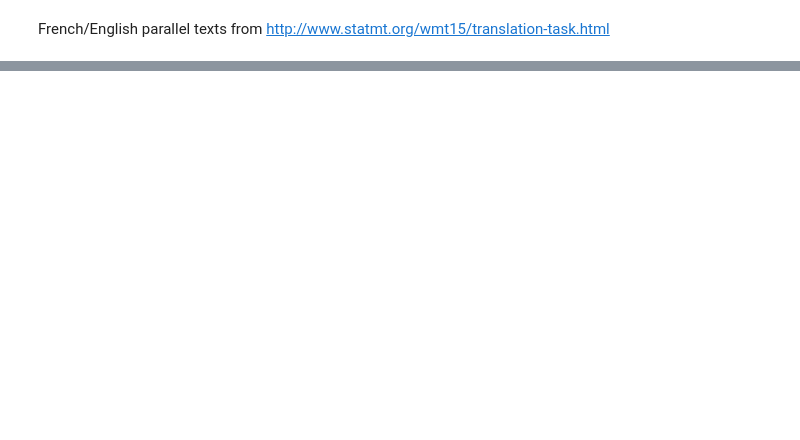
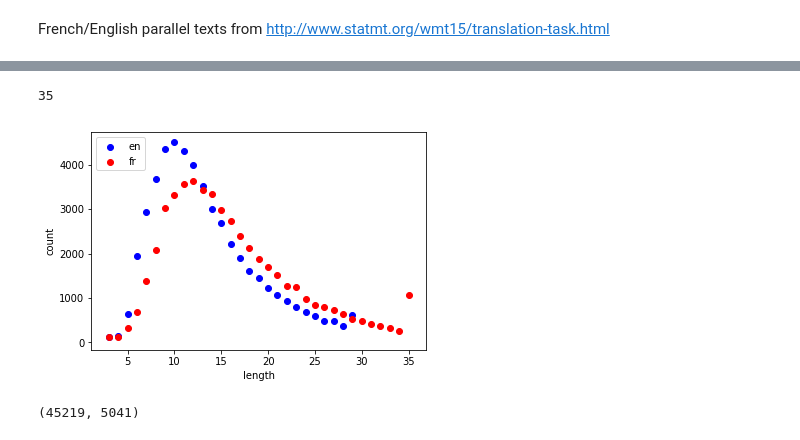
Before and after one commit to Beltus/my_fastai, a Jupyter notebook: dl2/translate.ipynb, the cells around one changed output, grey strips where cells are left out. Drawn from its saved outputs; the diff is of its cells as text; code cells hidden in the pictures; blank space fills up the shorter version.

```diff
--- a/dl2/translate.ipynb
+++ b/dl2/translate.ipynb
@@ -91,0 +240,13 @@ Word vectors
+# %%
+frlen_98 = int(np.percentile([len(o) for o in fr_ids], 98))
+frlen_98
+# %% [output]
+35
+# %%
+en_ids_tr = np.array([o[:enlen_99] for o in en_ids])
+fr_ids_tr = np.array([o[:frlen_98] for o in fr_ids])
+# %%
+#after truncation
+plot_seq_lngths(en_ids_tr, fr_ids_tr)
+# %% [output]
+[figure, added]
@@ -91,0 +265,9 @@ Word vectors
+# %%
+#create training and validation set. index into bool arrays
+np.random.seed(42)
+trn_keep = np.random.rand(len(en_ids_tr))>0.1
+en_trn,fr_trn = en_ids_tr[trn_keep],fr_ids_tr[trn_keep]
+en_val,fr_val = en_ids_tr[~trn_keep],fr_ids_tr[~trn_keep]
+len(en_trn),len(en_val)
+# %% [output]
+(45219, 5041)
```
Also changed, not shown: parts of 103 cells of this notebook, 6 other files.
